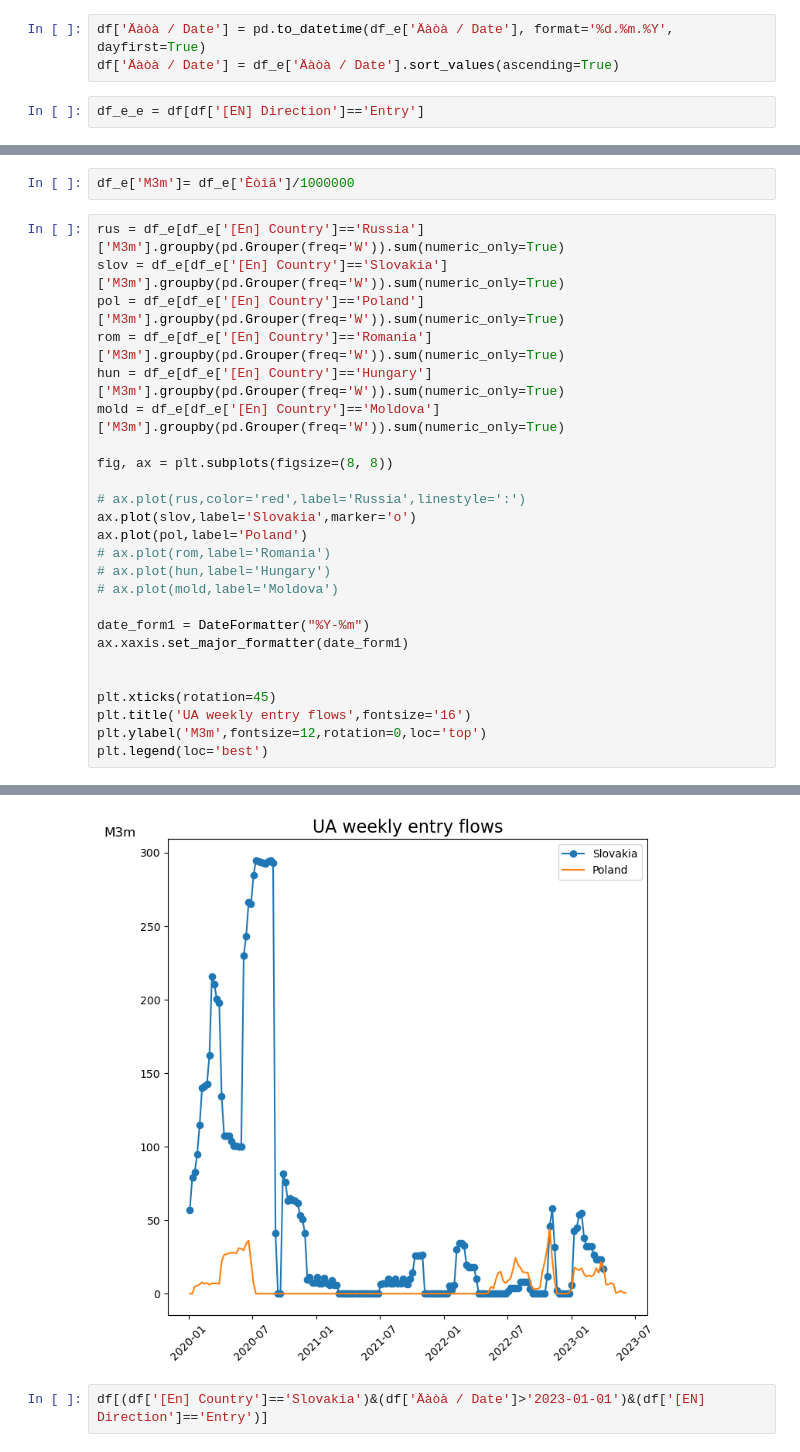
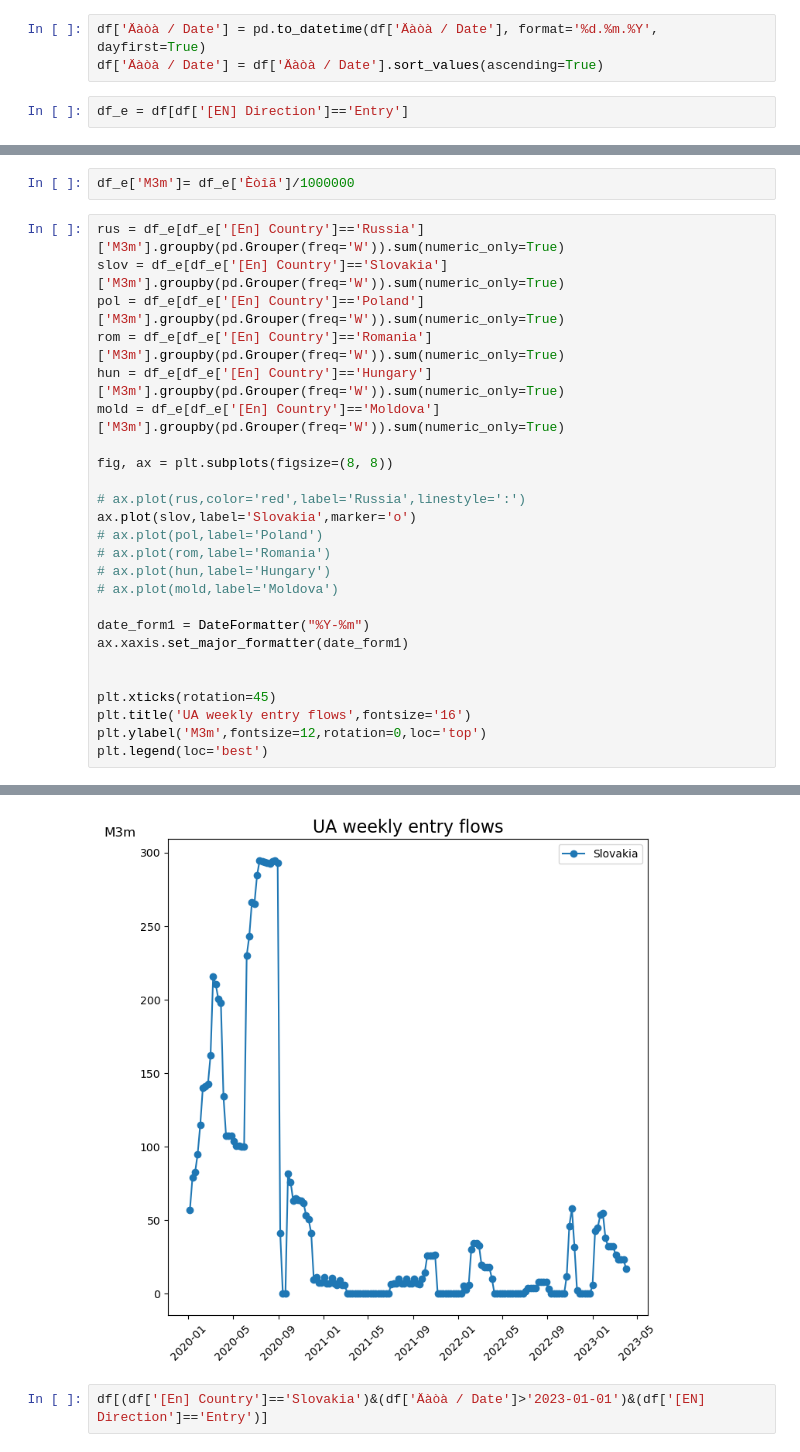
Before and after one commit to greenbruegel/gas-imports, a Jupyter notebook: UA flows.ipynb, the cells around one changed output, grey strips where cells are left out. Drawn from its saved outputs; the diff is of its cells as text.

```diff
--- a/UA flows.ipynb
+++ b/UA flows.ipynb
@@ -38,10 +38,10 @@ df.head()
 | 3 | Ìîëäîâà | Moldova | Òðàíñêîðäîíí³ òî÷êè | Cross-border points | ÃÂÑ Ãðåáåíèêè (Ìîëäîâà) | Hrebenyky (Moldova) | ... |
 | 4 | Ìîëäîâà | Moldova | Òðàíñêîðäîíí³ òî÷êè | Cross-border points | ÃÂÑ Ãðåáåíèêè (Ìîëäîâà) | Hrebenyky (Moldova) | ... |
 # %%
-df['Äàòà / Date'] = pd.to_datetime(df_e['Äàòà / Date'], format='%d.%m.%Y', dayfirst=True)
-df['Äàòà / Date'] = df_e['Äàòà / Date'].sort_values(ascending=True)
+df['Äàòà / Date'] = pd.to_datetime(df['Äàòà / Date'], format='%d.%m.%Y', dayfirst=True)
+df['Äàòà / Date'] = df['Äàòà / Date'].sort_values(ascending=True)
 # %%
-df_e_e = df[df['[EN] Direction']=='Entry']
+df_e = df[df['[EN] Direction']=='Entry']
 # %%
 df_e['[En] Country'].unique()
 # %% [output]
@@ -93,31 +93,31 @@ df_e['M3m']= df_e['Èòîã']/1000000
 # %%
 rus = df_e[df_e['[En] Country']=='Russia']['M3m'].groupby(pd.Grouper(freq='W')).sum(numeric_only=True)
 slov = df_e[df_e['[En] Country']=='Slovakia']['M3m'].groupby(pd.Grouper(freq='W')).sum(numeric_only=True)
 pol = df_e[df_e['[En] Country']=='Poland']['M3m'].groupby(pd.Grouper(freq='W')).sum(numeric_only=True)
 rom = df_e[df_e['[En] Country']=='Romania']['M3m'].groupby(pd.Grouper(freq='W')).sum(numeric_only=True)
 hun = df_e[df_e['[En] Country']=='Hungary']['M3m'].groupby(pd.Grouper(freq='W')).sum(numeric_only=True)
 mold = df_e[df_e['[En] Country']=='Moldova']['M3m'].groupby(pd.Grouper(freq='W')).sum(numeric_only=True)
 
 fig, ax = plt.subplots(figsize=(8, 8))
 
 # ax.plot(rus,color='red',label='Russia',linestyle=':')
 ax.plot(slov,label='Slovakia',marker='o')
-ax.plot(pol,label='Poland')
+# ax.plot(pol,label='Poland')
 # ax.plot(rom,label='Romania')
 # ax.plot(hun,label='Hungary')
 # ax.plot(mold,label='Moldova')
 
 date_form1 = DateFormatter("%Y-%m")
 ax.xaxis.set_major_formatter(date_form1)
 
 
 plt.xticks(rotation=45)
 plt.title('UA weekly entry flows',fontsize='16')
 plt.ylabel('M3m',fontsize=12,rotation=0,loc='top')
 plt.legend(loc='best')
 # %% [output]
 <matplotlib.legend.Legend at 0x...>
-[figure, old version]
+[figure, new version]
 # %%
 df[(df['[En] Country']=='Slovakia')&(df['Äàòà / Date']>'2023-01-01')&(df['[EN] Direction']=='Entry')]
 # %% [output]
```
Also changed, not shown: 1 other file.
